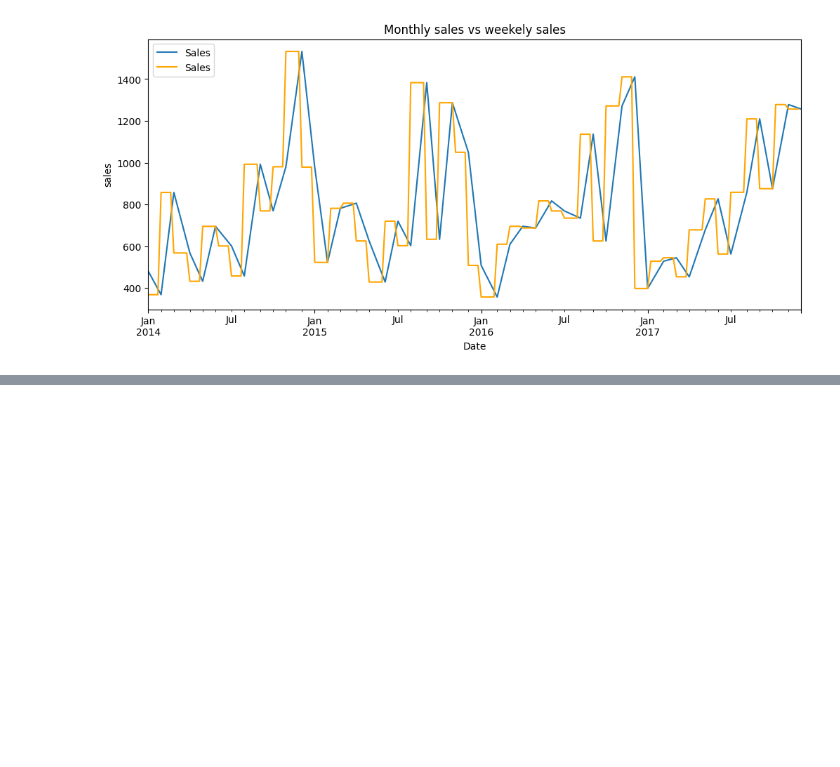
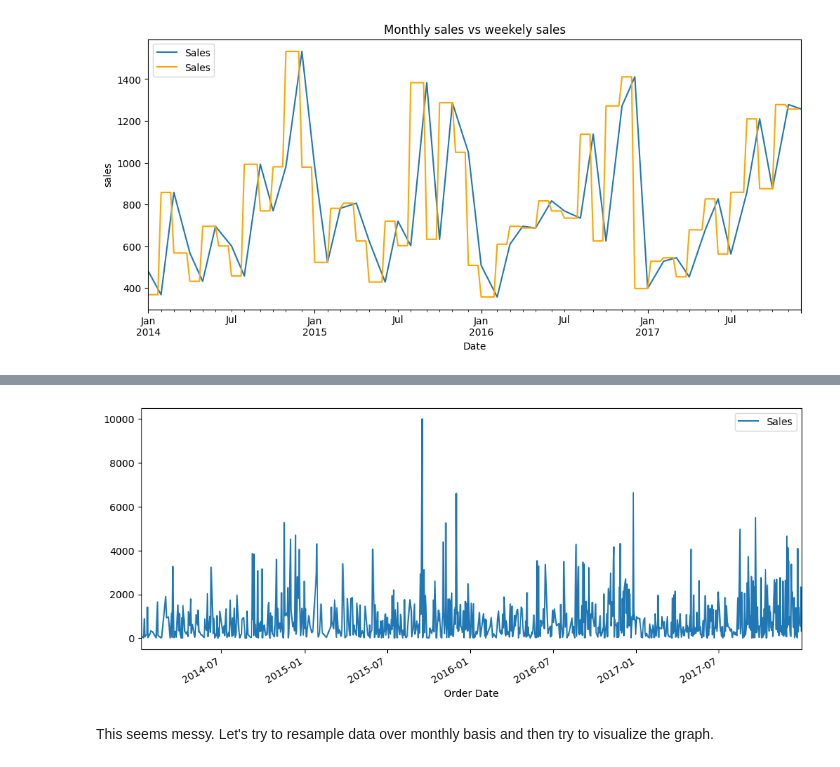
Before and after one commit to Suryasadasivam/Time_series_practice, a Jupyter notebook: Time_series_data_EDA.ipynb, the cells around one changed output, grey strips where cells are left out. Drawn from its saved outputs; the diff is of its cells as text; code cells hidden in the pictures; blank space fills up the shorter version.

```diff
--- a/Time_series_data_EDA.ipynb
+++ b/Time_series_data_EDA.ipynb
@@ -266,0 +348,3 @@ ax.legend(lines,labels, loc='upper left')
+# %%
+sales_data=pd.read_excel("Data/Superstore_Sales_Records.xls",index_col="Order Date", parse_dates=True)
+sales_data.head(5)
@@ -266,0 +359,4 @@ ax.legend(lines,labels, loc='upper left')
+# %%
+sales_furn=sales_data[sales_data['Category']=="Furniture"]
+
+sales_furn.head(5)
@@ -266,0 +371,6 @@ ax.legend(lines,labels, loc='upper left')
+# %%
+sales_furn=sales_furn.sort_index()
+
+sales_furn=sales_furn[["Sales"]]
+
+sales_furn.head(5)
@@ -266,0 +385,3 @@ ax.legend(lines,labels, loc='upper left')
+# %%
+sales_furn=sales_furn.groupby(by=["Order Date"]).agg({"Sales":sum})
+sales_furn.head(5)
@@ -266,0 +396,6 @@ ax.legend(lines,labels, loc='upper left')
+# %%
+sales_furn.plot(figsize=(12,5)).autoscale(axis='x',tight=True)
+# %% [output]
+[figure, added]
+# %% [markdown]
+This seems messy. Let's try to resample data over monthly basis and then try to visualize the graph.
```
Also changed, not shown: parts of 22 cells of this notebook.
